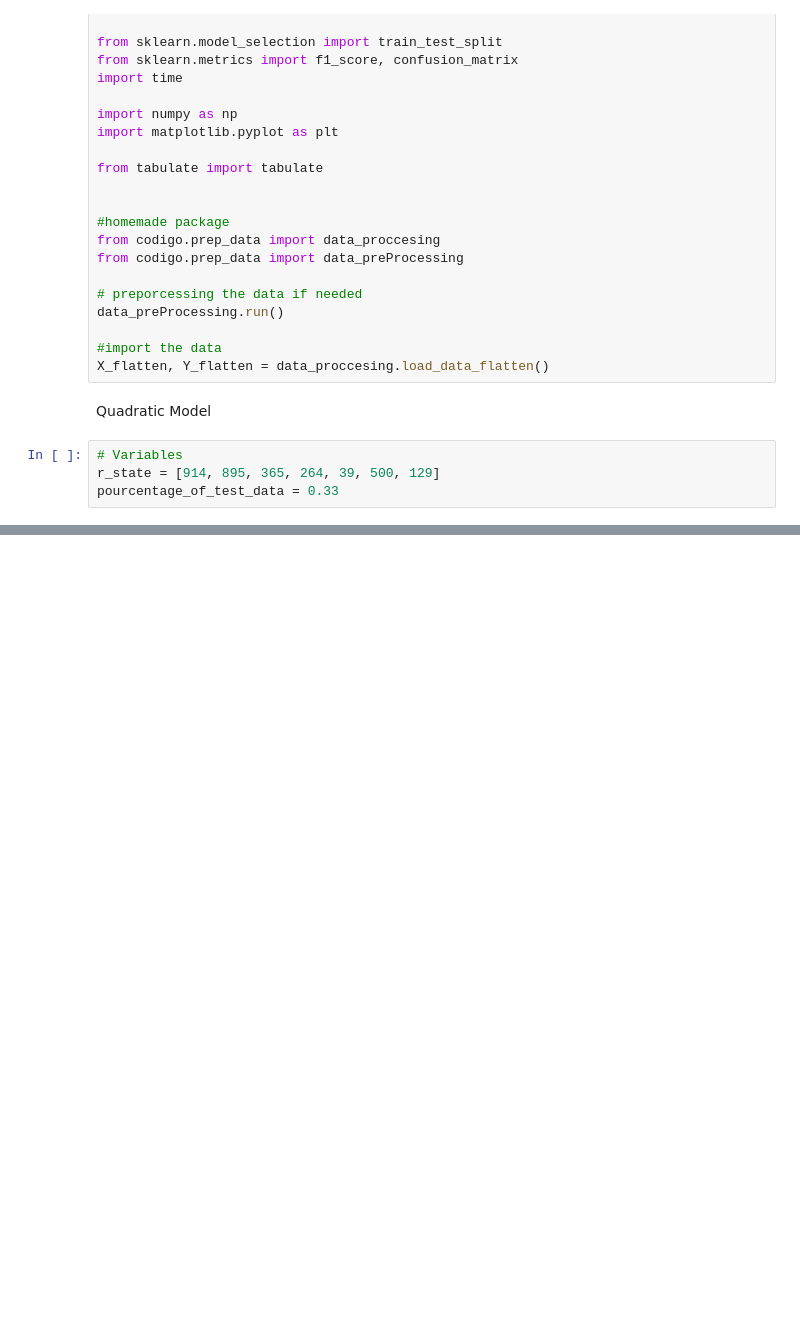
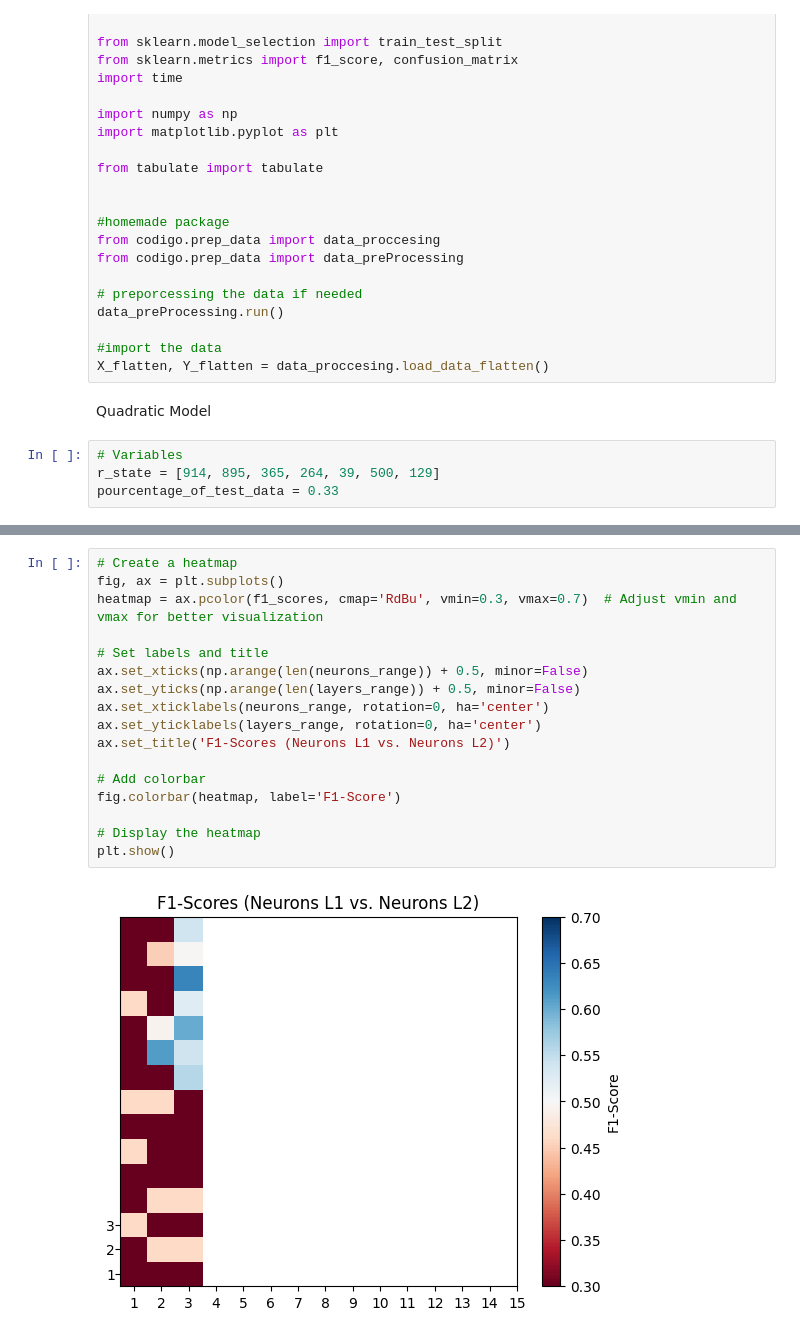
Before and after one commit to Thib99/MLLD-2024-NPT, a Jupyter notebook: main.ipynb, the cells around one changed output, grey strips where cells are left out. Saved outputs shown, nothing was run; the diff lists cells and outputs as text; blank space fills up the shorter version.

```diff
--- a/main.ipynb
+++ b/main.ipynb
@@ -193,0 +225,19 @@ Average of the different models, for 7 different test, with 33.0% of the data us
+# %%
+# Create a heatmap
+fig, ax = plt.subplots()
+heatmap = ax.pcolor(f1_scores, cmap='RdBu', vmin=0.3, vmax=0.7)  # Adjust vmin and vmax for better visualization
+
+# Set labels and title
+ax.set_xticks(np.arange(len(neurons_range)) + 0.5, minor=False)
+ax.set_yticks(np.arange(len(layers_range)) + 0.5, minor=False)
+ax.set_xticklabels(neurons_range, rotation=0, ha='center')
+ax.set_yticklabels(layers_range, rotation=0, ha='center')
+ax.set_title('F1-Scores (Neurons L1 vs. Neurons L2)')
+
+# Add colorbar
+fig.colorbar(heatmap, label='F1-Score')
+
+# Display the heatmap
+plt.show()
+# %% [output]
+[figure, added]
```
Also changed, not shown: parts of 3 cells of this notebook.
